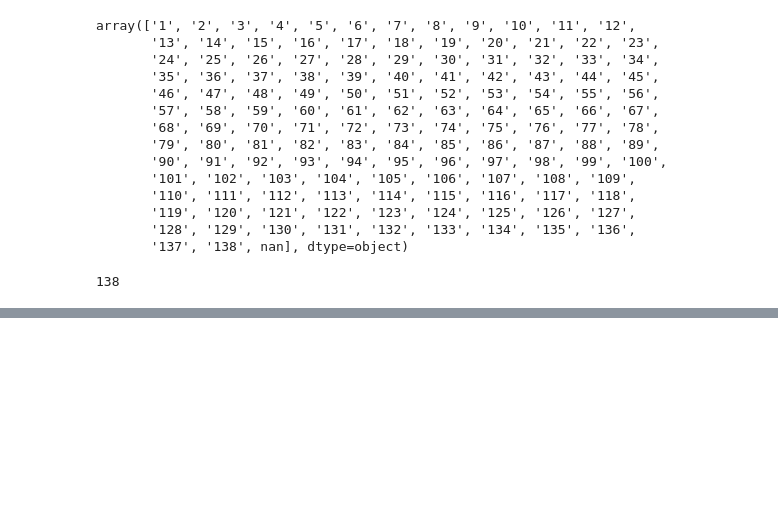
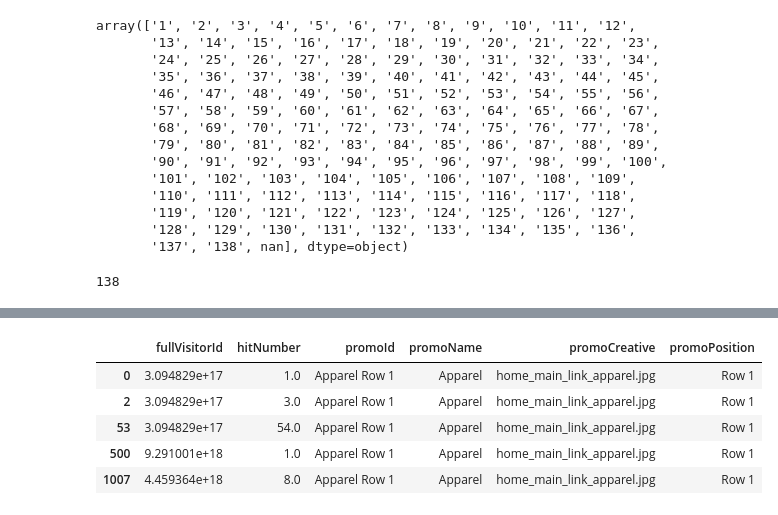
Before and after one commit to ev1025/GA_LOG_ANALYST, a Jupyter notebook: Hits컬럼_전처리.ipynb, the cells around one changed output, grey strips where cells are left out. Cells and saved outputs as stored; diff of their text form; code cells hidden in the pictures; blank space fills up the shorter version.

```diff
--- a/Hits컬럼_전처리.ipynb
+++ b/Hits컬럼_전처리.ipynb
@@ -127,0 +302,2 @@ hits_100.to_csv('hit_100.csv', index=False)
+# %%
+hits_100.drop(['product'], axis=1, inplace=True)
@@ -127,0 +306,8 @@ hits_100.to_csv('hit_100.csv', index=False)
+# %%
+# 결측치는 ast.literal이 적용되지 않아서 [] 값으로 채워줌
+hits_100['promotion'] = hits_100['promotion'].fillna('[]')
+
+# 각 값의 ""를 제거하고 본래 type으로 변형
+hits_100['promotion'] = hits_100['promotion'].progress_apply(lambda x : ast.literal_eval(x))
+promotion = json_normalize(hits_100['promotion'])
+promotion.head()
@@ -127,0 +321,18 @@ hits_100.to_csv('hit_100.csv', index=False)
+# %%
+promotion_num = promotion.columns.max()
+emp_promotion = pd.DataFrame()
+
+for i in tqdm(range(promotion_num)):
+    hits_promotion = json_normalize(promotion[i])
+    hits_promotion = pd.merge(product_id_hit, hits_promotion, right_index=True, left_index=True)
+    hits_promotion.dropna(subset=['promoId'], axis=0, inplace=True)
+    emp_promotion = pd.concat([emp_promotion, hits_promotion],axis=0)
+
+emp_promotion.head()
+# %% [output]
+|  | fullVisitorId | hitNumber | promoId | promoName | promoCreative | promoPosition |
+| 0 | 3.094829e+17 | 1.0 | Apparel Row 1 | Apparel | home_main_link_apparel.jpg | Row 1 |
+| 2 | 3.094829e+17 | 3.0 | Apparel Row 1 | Apparel | home_main_link_apparel.jpg | Row 1 |
+| 53 | 3.094829e+17 | 54.0 | Apparel Row 1 | Apparel | home_main_link_apparel.jpg | Row 1 |
+| 500 | 9.291001e+18 | 1.0 | Apparel Row 1 | Apparel | home_main_link_apparel.jpg | Row 1 |
+| 1007 | 4.459364e+18 | 8.0 | Apparel Row 1 | Apparel | home_main_link_apparel.jpg | Row 1 |
```
Also changed, not shown: parts of 30 cells of this notebook.
